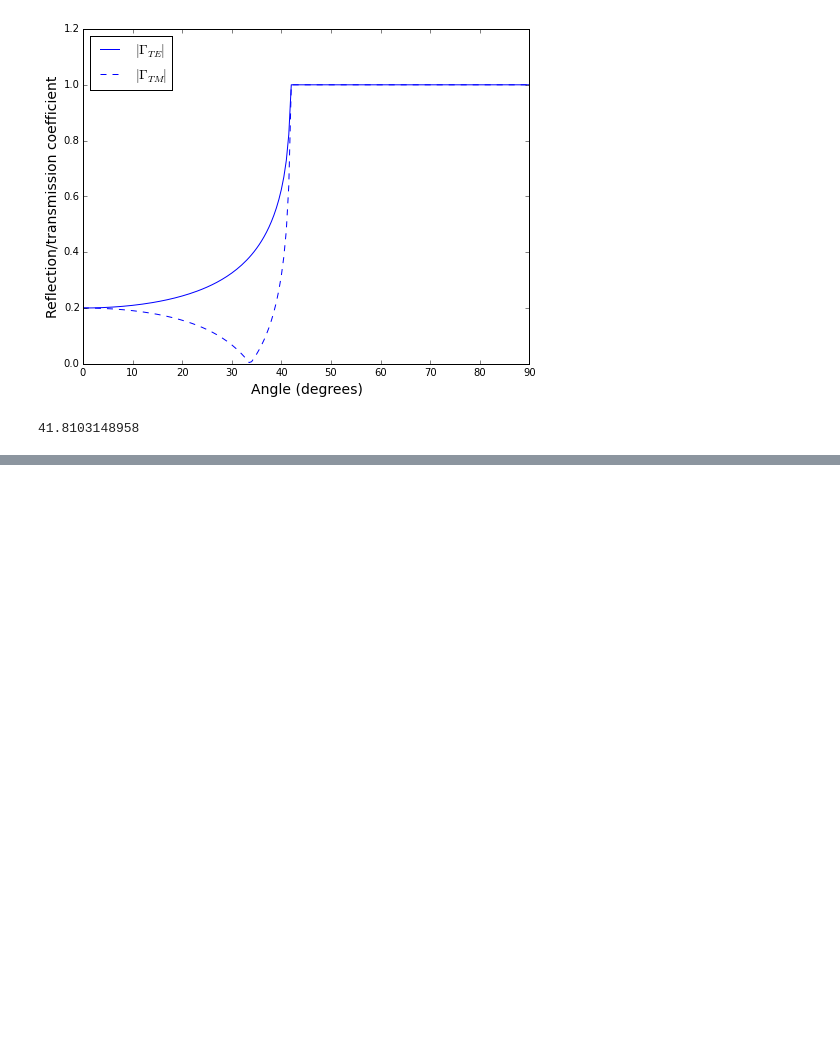
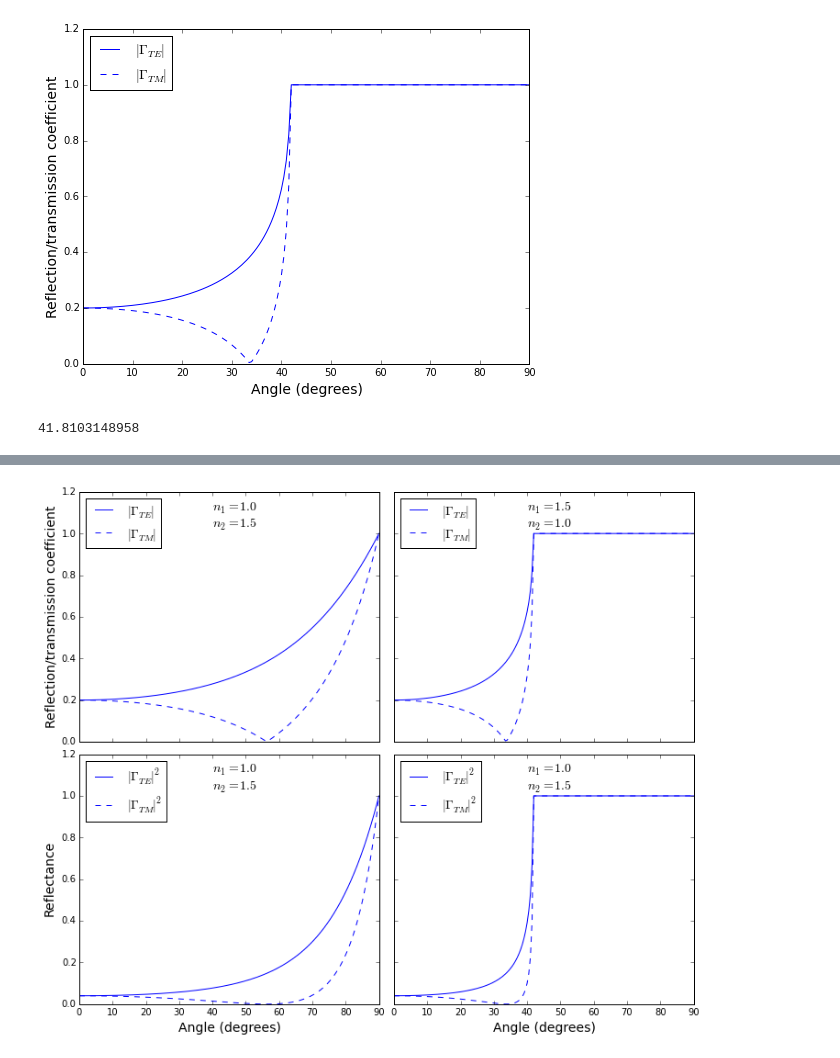
Before and after one commit to gregnordin/ECEn360_W15, a Jupyter notebook: reflection_refraction/Reflection_Refraction.ipynb, the cells around one changed output, grey strips where cells are left out. Saved outputs shown, nothing was run; the diff lists cells and outputs as text; code cells hidden in the pictures; blank space fills up the shorter version.

```diff
--- a/reflection_refraction/Reflection_Refraction.ipynb
+++ b/reflection_refraction/Reflection_Refraction.ipynb
@@ -72,0 +109,56 @@ print(np.arcsin(1.0/1.5)/degree)
+# %%
+# list of layer thicknesses in nm
+d_list = [np.inf, np.inf]
+# list of refractive indices
+n_list_ext = [1.0, 1.5]
+n_list_int = [1.5, 1.0]
+wavelength = 0.5
+angles_deg = np.linspace(0,90,num=181)
+fsize = 14
+
+# initialize lists of y-values to plot
+r_ext_TE=[]
+r_ext_TM=[]
+r_int_TE=[]
+r_int_TM=[]
+R_ext_TE=[]
+R_ext_TM=[]
+R_int_TE=[]
+R_int_TM=[]
+for angle in angles_deg:
+    r_ext_TE.append(coh_tmm('s',n_list_ext, d_list, angle*degree, wavelength)['r'])
+    r_ext_TM.append(coh_tmm('p',n_list_ext, d_list, angle*degree, wavelength)['r'])
+    r_int_TE.append(coh_tmm('s',n_list_int, d_list, angle*degree, wavelength)['r'])
+    r_int_TM.append(coh_tmm('p',n_list_int, d_list, angle*degree, wavelength)['r'])
+    R_ext_TE.append(coh_tmm('s',n_list_ext, d_list, angle*degree, wavelength)['R'])
+    R_ext_TM.append(coh_tmm('p',n_list_ext, d_list, angle*degree, wavelength)['R'])
+    R_int_TE.append(coh_tmm('s',n_list_int, d_list, angle*degree, wavelength)['R'])
+    R_int_TM.append(coh_tmm('p',n_list_int, d_list, angle*degree, wavelength)['R'])
+fig, ax = plt.subplots(2, 2, sharex=True, sharey=True, figsize=(12,10))
+ax[0][0].set_ylabel('Reflection/transmission coefficient',fontsize=fsize)
+ax[0][0].plot(angles_deg,np.abs(r_ext_TE),'b-',label='$|\Gamma_{TE}|$')
+ax[0][0].plot(angles_deg,np.abs(r_ext_TM),'b--',label='$|\Gamma_{TM}|$')
+ax[0][0].legend(loc=2,fontsize=14)
+ax[0][0].text(40,1.03,'$n_1 = {}$\n$n_2 = {}$'.format(n_list_ext[0],n_list_ext[1]), fontsize=fsize)
+
+ax[0][1].plot(angles_deg,np.abs(r_int_TE),'b-',label='$|\Gamma_{TE}|$')
+ax[0][1].plot(angles_deg,np.abs(r_int_TM),'b--',label='$|\Gamma_{TM}|$')
+ax[0][1].legend(loc=2,fontsize=fsize)
+ax[0][1].text(40,1.03,'$n_1 = {}$\n$n_2 = {}$'.format(n_list_int[0],n_list_int[1]), fontsize=fsize)
+
+ax[1][0].set_ylabel('Reflectance',fontsize=fsize)
+ax[1][0].plot(angles_deg,np.abs(R_ext_TE),'b-',label='$|\Gamma_{TE}|^2$')
+ax[1][0].plot(angles_deg,np.abs(R_ext_TM),'b--',label='$|\Gamma_{TM}|^2$')
+ax[1][0].set_xlabel('Angle (degrees)',fontsize=fsize)
+ax[1][0].legend(loc=2,fontsize=14)
+ax[1][0].text(40,1.03,'$n_1 = {}$\n$n_2 = {}$'.format(n_list_ext[0],n_list_ext[1]), fontsize=fsize)
+
+ax[1][1].plot(angles_deg,np.abs(R_int_TE),'b-',label='$|\Gamma_{TE}|^2$')
+ax[1][1].plot(angles_deg,np.abs(R_int_TM),'b--',label='$|\Gamma_{TM}|^2$')
+ax[1][1].set_xlabel('Angle (degrees)',fontsize=fsize)
+ax[1][1].legend(loc=2,fontsize=14)
+ax[1][1].text(40,1.03,'$n_1 = {}$\n$n_2 = {}$'.format(n_list_ext[0],n_list_ext[1]), fontsize=fsize)
+
+fig.subplots_adjust(hspace=0.05,wspace=0.05)
+# %% [output]
+[figure, added]
```
Also changed, not shown: parts of 1 cell of this notebook.
